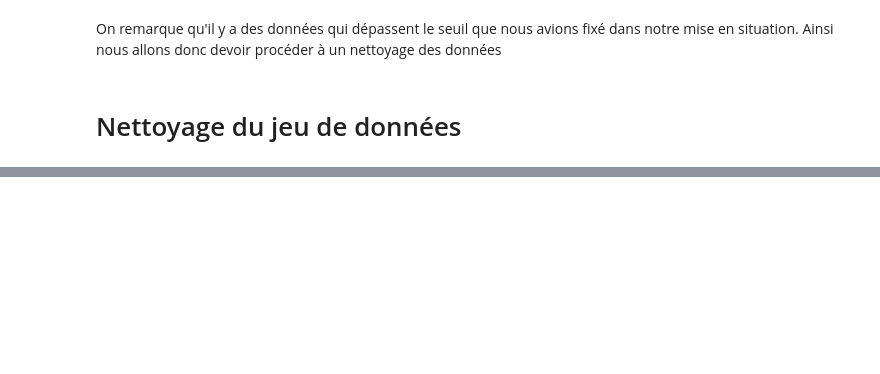
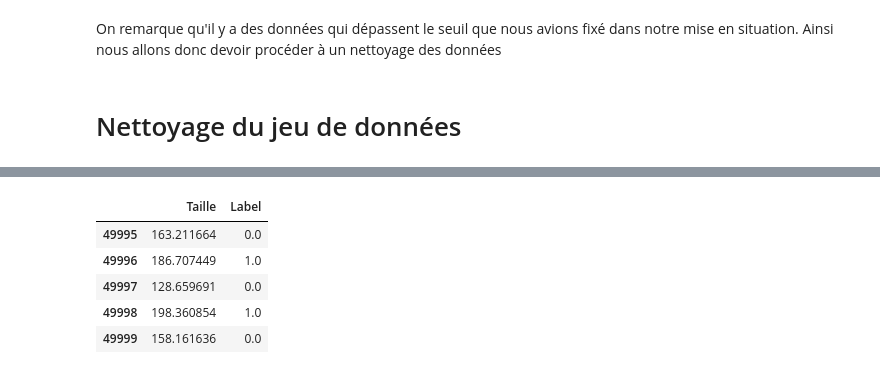
Before and after one commit to JulienFX/ANN, a Jupyter notebook: ClassificationBinaire.ipynb, the cells around one changed output, grey strips where cells are left out. Cells and saved outputs as stored; diff of their text form; code cells hidden in the pictures; blank space fills up the shorter version.

Commit message:
labelisation des données

```diff
--- a/ClassificationBinaire.ipynb
+++ b/ClassificationBinaire.ipynb
@@ -78,0 +91,13 @@ plt.show()
+# %%
+df_filtre.loc[df_filtre["Taille"]<=175,'Label'] = 0 # ville A
+df_filtre.loc[df_filtre["Taille"]>175,'Label'] = 1 # ville B
+# %%
+# df après modification
+df_filtre.tail()
+# %% [output]
+|  | Taille | Label |
+| 49995 | 163.211664 | 0.0 |
+| 49996 | 186.707449 | 1.0 |
+| 49997 | 128.659691 | 0.0 |
+| 49998 | 198.360854 | 1.0 |
+| 49999 | 158.161636 | 0.0 |
```
Also changed, not shown: parts of 6 cells of this notebook.
